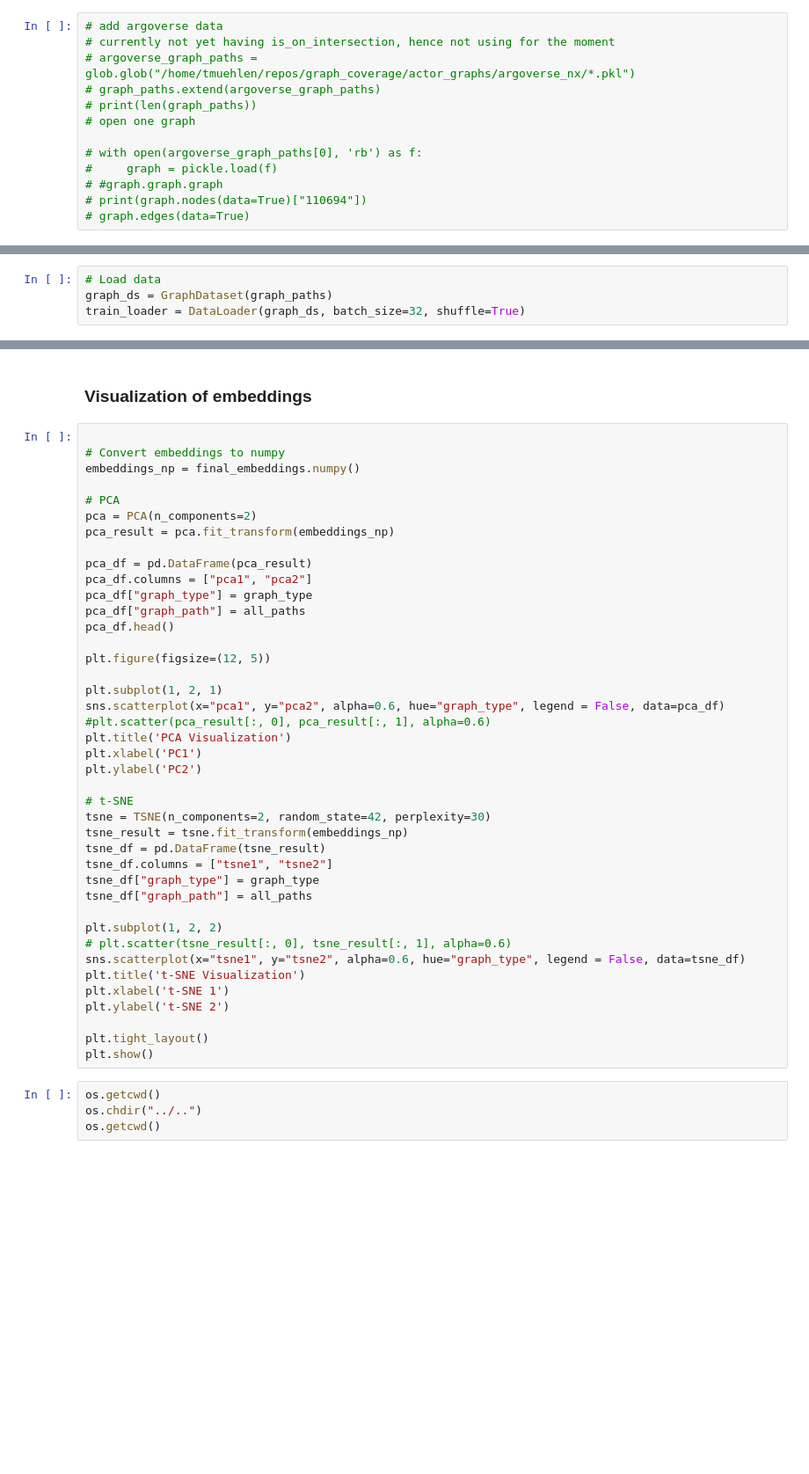
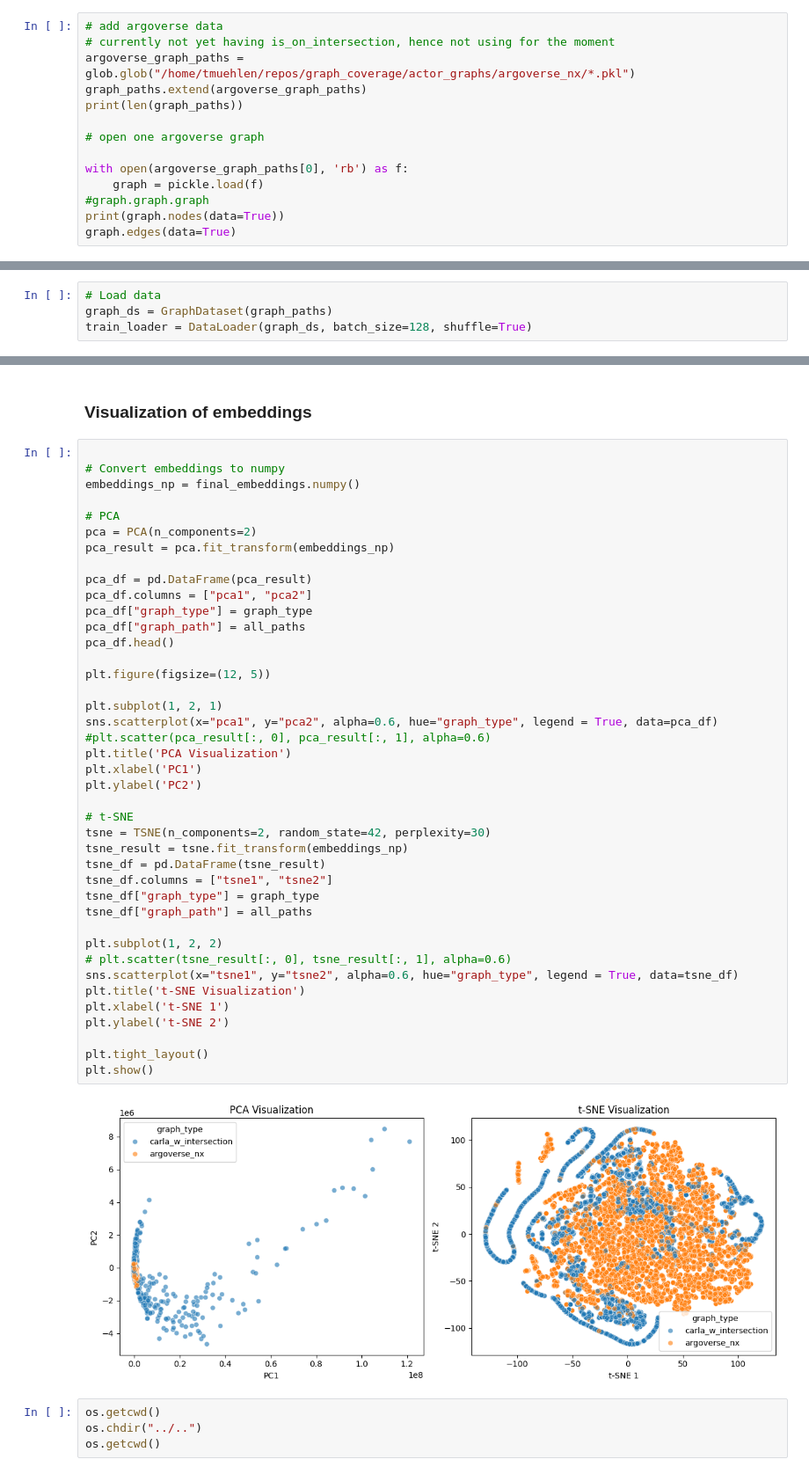
Before and after one commit to tmuehlen80/graph_coverage, a Jupyter notebook: Notebooks/carla/graph_embeddings.ipynb, the cells around one changed output, grey strips where cells are left out. Shown: that part at 88% size. Cells and saved outputs as stored; diff of their text form; blank space fills up the shorter version.

Commit message:
get the argoverse thing running

```diff
--- a/Notebooks/carla/graph_embeddings.ipynb
+++ b/Notebooks/carla/graph_embeddings.ipynb
@@ -80,13 +80,14 @@ OutMultiEdgeDataView([('583', '568', {'edge_type': 'following_lead', 'path_lengt
 # %%
 # add argoverse data
 # currently not yet having is_on_intersection, hence not using for the moment
-# argoverse_graph_paths = glob.glob("/home/tmuehlen/repos/graph_coverage/actor_graphs/argoverse_nx/*.pkl")
-# graph_paths.extend(argoverse_graph_paths)
-# print(len(graph_paths))
-# open one graph
+argoverse_graph_paths = glob.glob("/home/tmuehlen/repos/graph_coverage/actor_graphs/argoverse_nx/*.pkl")
+graph_paths.extend(argoverse_graph_paths)
+print(len(graph_paths))
 
-# with open(argoverse_graph_paths[0], 'rb') as f:
-#     graph = pickle.load(f)
-# #graph.graph.graph
-# print(graph.nodes(data=True)["110694"])
-# graph.edges(data=True)
+# open one argoverse graph
+
+with open(argoverse_graph_paths[0], 'rb') as f:
+    graph = pickle.load(f)
+#graph.graph.graph
+print(graph.nodes(data=True))
+graph.edges(data=True)
@@ -93,7 +98,7 @@ OutMultiEdgeDataView([('583', '568', {'edge_type': 'following_lead', 'path_lengt
 # %%
 # Load data
 graph_ds = GraphDataset(graph_paths)
-train_loader = DataLoader(graph_ds, batch_size=32, shuffle=True)
+train_loader = DataLoader(graph_ds, batch_size=128, shuffle=True)
 # %%
 # set([path.split("/")[-1].split("_")[1] for path in graph_paths])
 # %%
@@ -195,35 +240,37 @@ pca_result = pca.fit_transform(embeddings_np)
 pca_df = pd.DataFrame(pca_result)
 pca_df.columns = ["pca1", "pca2"]
 pca_df["graph_type"] = graph_type
 pca_df["graph_path"] = all_paths
 pca_df.head()
 
 plt.figure(figsize=(12, 5))
 
 plt.subplot(1, 2, 1)
-sns.scatterplot(x="pca1", y="pca2", alpha=0.6, hue="graph_type", legend = False, data=pca_df)
+sns.scatterplot(x="pca1", y="pca2", alpha=0.6, hue="graph_type", legend = True, data=pca_df)
 #plt.scatter(pca_result[:, 0], pca_result[:, 1], alpha=0.6)
 plt.title('PCA Visualization')
 plt.xlabel('PC1')
 plt.ylabel('PC2')
 
 # t-SNE
 tsne = TSNE(n_components=2, random_state=42, perplexity=30)
 tsne_result = tsne.fit_transform(embeddings_np)
 tsne_df = pd.DataFrame(tsne_result)
 tsne_df.columns = ["tsne1", "tsne2"]
 tsne_df["graph_type"] = graph_type
 tsne_df["graph_path"] = all_paths
 
 plt.subplot(1, 2, 2)
 # plt.scatter(tsne_result[:, 0], tsne_result[:, 1], alpha=0.6)
-sns.scatterplot(x="tsne1", y="tsne2", alpha=0.6, hue="graph_type", legend = False, data=tsne_df)
+sns.scatterplot(x="tsne1", y="tsne2", alpha=0.6, hue="graph_type", legend = True, data=tsne_df)
 plt.title('t-SNE Visualization')
 plt.xlabel('t-SNE 1')
 plt.ylabel('t-SNE 2')
 
 plt.tight_layout()
 plt.show()
+# %% [output]
+[figure, added]
 # %%
 os.getcwd()
 os.chdir("../..")
```
Also changed, not shown: parts of 7 cells of this notebook, 4 other files.
